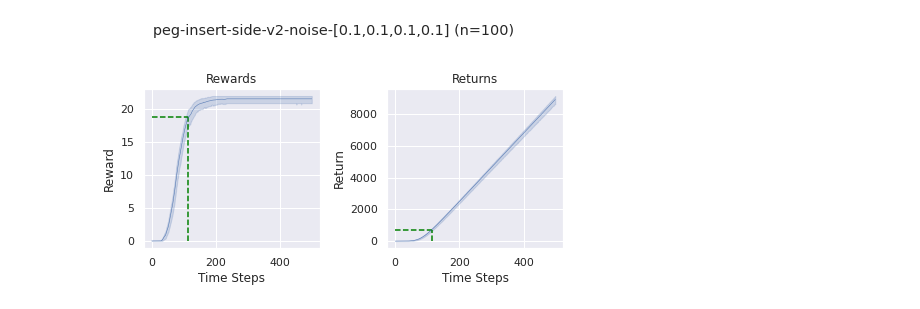
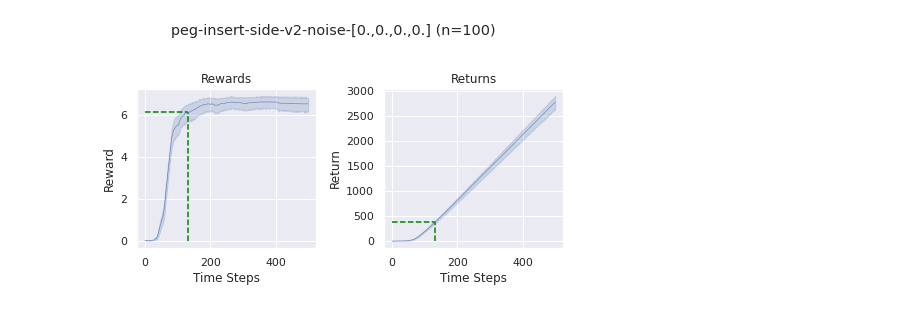
Before and after one commit to Farama-Foundation/Metaworld, a Jupyter notebook: scripts/plot_rewards_returns.ipynb, the cells around one changed output. Drawn from its saved outputs; the diff is of its cells as text; code cells hidden in the pictures.

```diff
--- a/scripts/plot_rewards_returns.ipynb
+++ b/scripts/plot_rewards_returns.ipynb
@@ -97,36 +100,36 @@ config = [
 #     ['window-open-v2', np.full(4, .1)],
 #     ['sweep-v1', np.full(4, .1)],
 #     ['sweep-into-v1', np.full(4, .1)],
 #     ['shelf-place-v2', np.full(4, .1)],
 #     ['push-v2', np.full(4, .1)],
-    ['peg-insert-side-v2', np.full(4, .1)],
+#     ['basketball-v2', np.full(4, .1)],
 #     ['lever-pull-v2', np.full(4, .1)],
 
 #     ['button-press-topdown-v1', np.zeros(4)],
 #     ['pick-place-v2', np.zeros(4)],
 #     ['reach-v2', np.zeros(4)],
 #     ['window-open-v2', np.zeros(4)],
 #     ['sweep-v1', np.zeros(4)],
 #     ['sweep-into-v1', np.zeros(4)],
 #     ['shelf-place-v2', np.zeros(4)],
 #     ['push-v2', np.zeros(4)],
-#     ['peg-insert-side-v2', np.zeros(4)],
+    ['peg-insert-side-v2', np.zeros(4)],
 #     ['lever-pull-v2', np.zeros(4)],
 ]
 
 for env, noise in config:
     tag = env + '-noise-' + np.array2string(noise, precision=2, separator=',', suppress_small=True)
 
     policy = functools.reduce(lambda a,b : a if a[0] == env else b, test_cases_latest_nonoise)[1]
     env = ALL_ENVS[env]()
     env._partially_observable = False
     env._freeze_rand_vec = False
     env._set_task_called = True
 
     sampled_rewards, sampled_returns, sampled_first_successes = sample_trajectories_from(env, policy, noise)
     plot(sampled_rewards, sampled_returns, sampled_first_successes, tag)
 # %% [output]
-[figure, old version]
+[figure, new version]
 # %%
 i = 20
 first_success = sampled_first_successes[i]
```
Also changed, not shown: parts of 1 cell of this notebook, 6 other files.
